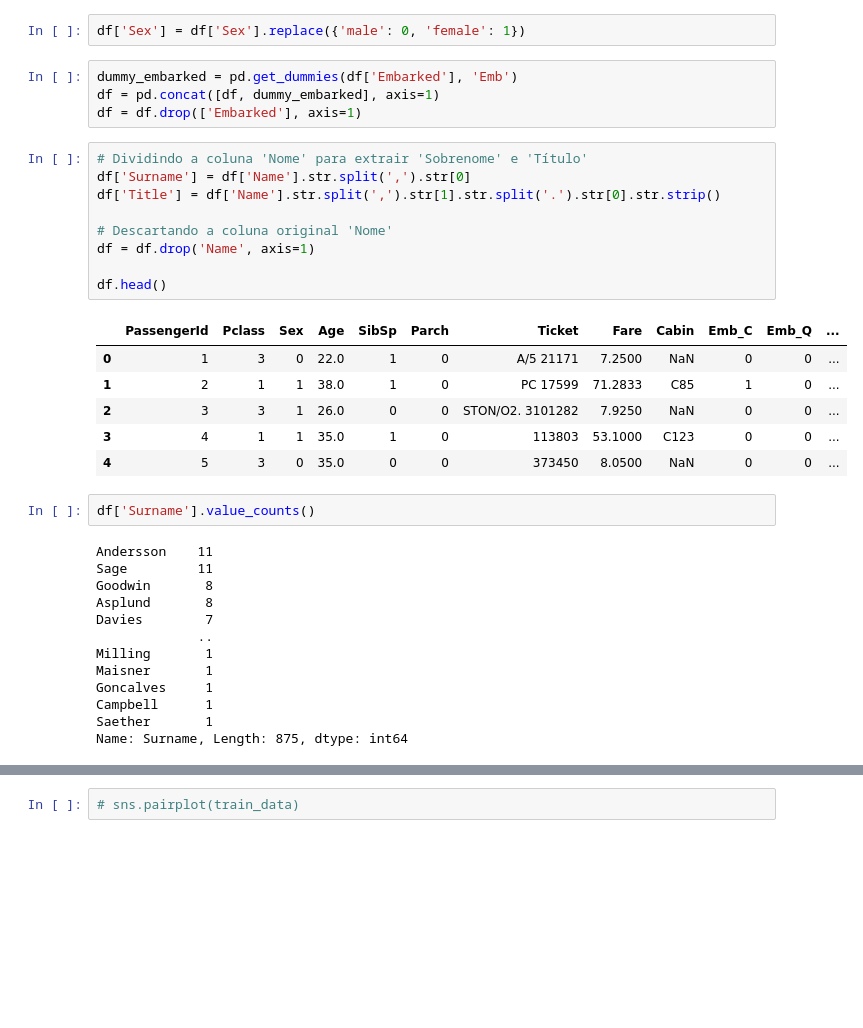
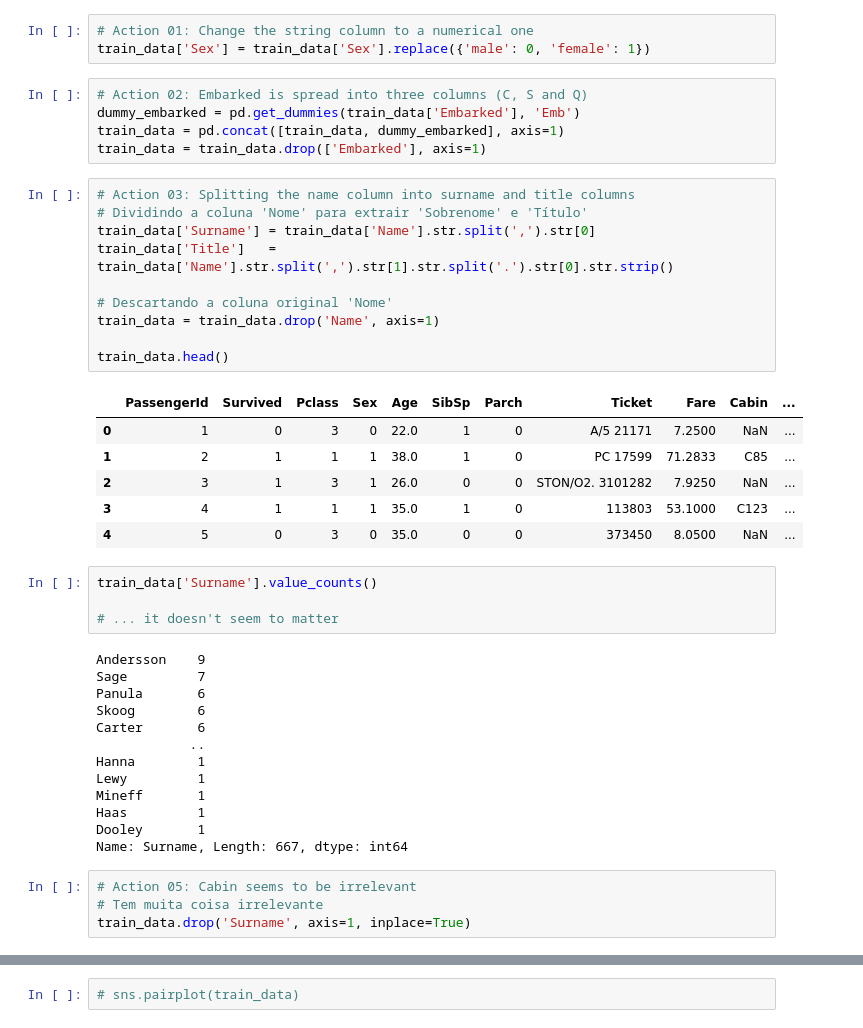
Before and after one commit to felipedepauli/challenges, a Jupyter notebook: 01_titanic/program.ipynb, the cells around one changed output, grey strips where cells are left out. Cells and saved outputs as stored; diff of their text form; blank space fills up the shorter version.

Commit message:
KC01 Split the preprocessing from notebook

```diff
--- a/01_titanic/program.ipynb
+++ b/01_titanic/program.ipynb
@@ -36,37 +51,46 @@ df.head(10)
 # %%
-df['Sex'] = df['Sex'].replace({'male': 0, 'female': 1})
+# Action 01: Change the string column to a numerical one
+train_data['Sex'] = train_data['Sex'].replace({'male': 0, 'female': 1})
 # %%
-dummy_embarked = pd.get_dummies(df['Embarked'], 'Emb')
-df = pd.concat([df, dummy_embarked], axis=1)
-df = df.drop(['Embarked'], axis=1)
+# Action 02: Embarked is spread into three columns (C, S and Q)
+dummy_embarked = pd.get_dummies(train_data['Embarked'], 'Emb')
+train_data = pd.concat([train_data, dummy_embarked], axis=1)
+train_data = train_data.drop(['Embarked'], axis=1)
 # %%
+# Action 03: Splitting the name column into surname and title columns
 # Dividindo a coluna 'Nome' para extrair 'Sobrenome' e 'Título'
-df['Surname'] = df['Name'].str.split(',').str[0]
-df['Title'] = df['Name'].str.split(',').str[1].str.split('.').str[0].str.strip()
+train_data['Surname'] = train_data['Name'].str.split(',').str[0]
+train_data['Title']   = train_data['Name'].str.split(',').str[1].str.split('.').str[0].str.strip()
 
 # Descartando a coluna original 'Nome'
-df = df.drop('Name', axis=1)
+train_data = train_data.drop('Name', axis=1)
 
-df.head()
+train_data.head()
 # %% [output]
-|  | PassengerId | Pclass | Sex | Age | SibSp | Parch | Ticket | Fare | Cabin | Emb_C | Emb_Q | ... |
-| 0 | 1 | 3 | 0 | 22.0 | 1 | 0 | A/5 21171 | 7.2500 | NaN | 0 | 0 | ... |
-| 1 | 2 | 1 | 1 | 38.0 | 1 | 0 | PC 17599 | 71.2833 | C85 | 1 | 0 | ... |
-| 2 | 3 | 3 | 1 | 26.0 | 0 | 0 | STON/O2. 3101282 | 7.9250 | NaN | 0 | 0 | ... |
-| 3 | 4 | 1 | 1 | 35.0 | 1 | 0 | 113803 | 53.1000 | C123 | 0 | 0 | ... |
-| 4 | 5 | 3 | 0 | 35.0 | 0 | 0 | 373450 | 8.0500 | NaN | 0 | 0 | ... |
+|  | PassengerId | Survived | Pclass | Sex | Age | SibSp | Parch | Ticket | Fare | Cabin | ... |
+| 0 | 1 | 0 | 3 | 0 | 22.0 | 1 | 0 | A/5 21171 | 7.2500 | NaN | ... |
+| 1 | 2 | 1 | 1 | 1 | 38.0 | 1 | 0 | PC 17599 | 71.2833 | C85 | ... |
+| 2 | 3 | 1 | 3 | 1 | 26.0 | 0 | 0 | STON/O2. 3101282 | 7.9250 | NaN | ... |
+| 3 | 4 | 1 | 1 | 1 | 35.0 | 1 | 0 | 113803 | 53.1000 | C123 | ... |
+| 4 | 5 | 0 | 3 | 0 | 35.0 | 0 | 0 | 373450 | 8.0500 | NaN | ... |
-# %%
-df['Surname'].value_counts()
-# %% [output]
-Andersson    11
-Sage         11
-Goodwin       8
-Asplund       8
-Davies        7
-             ..
-Milling       1
-Maisner       1
-Goncalves     1
-Campbell      1
-Saether       1
-Name: Surname, Length: 875, dtype: int64
+# %%
+train_data['Surname'].value_counts()
+
+# ... it doesn't seem to matter
+# %% [output]
+Andersson    9
+Sage         7
+Panula       6
+Skoog        6
+Carter       6
+            ..
+Hanna        1
+Lewy         1
+Mineff       1
+Haas         1
+Dooley       1
+Name: Surname, Length: 667, dtype: int64
+# %%
+# Action 05: Cabin seems to be irrelevant
+# Tem muita coisa irrelevante
+train_data.drop('Surname', axis=1, inplace=True)
```
Also changed, not shown: parts of 39 cells of this notebook, 2 other files.
